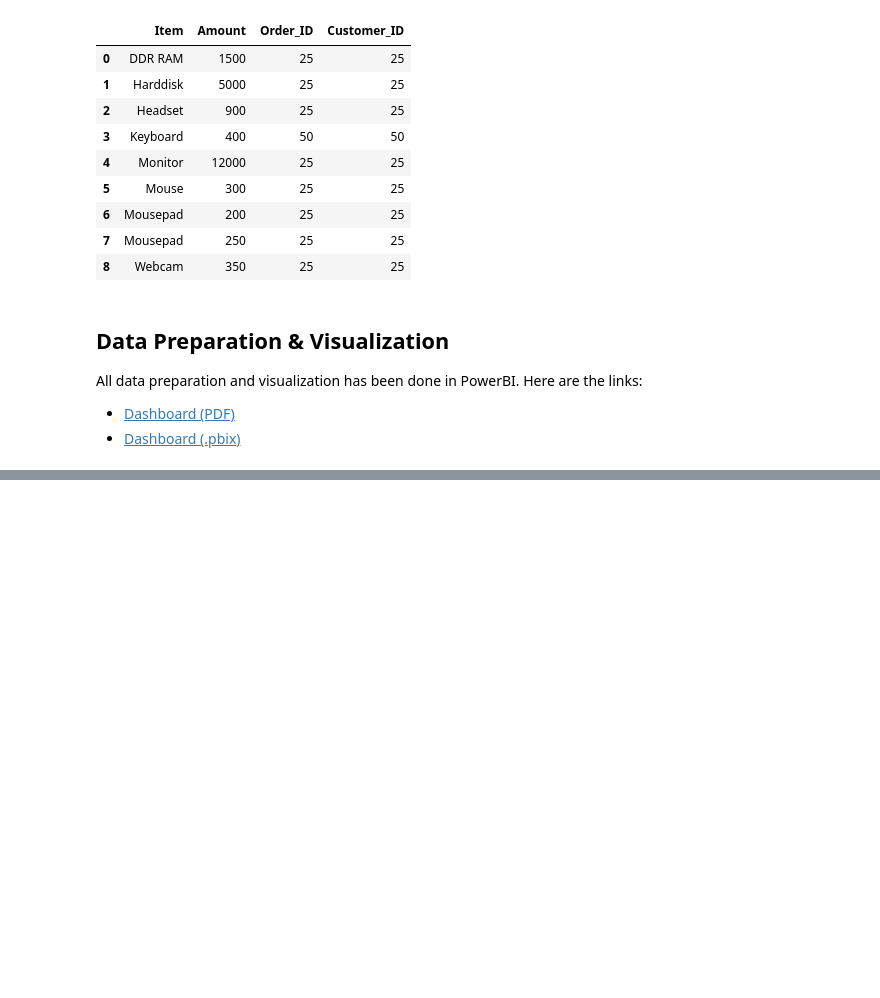
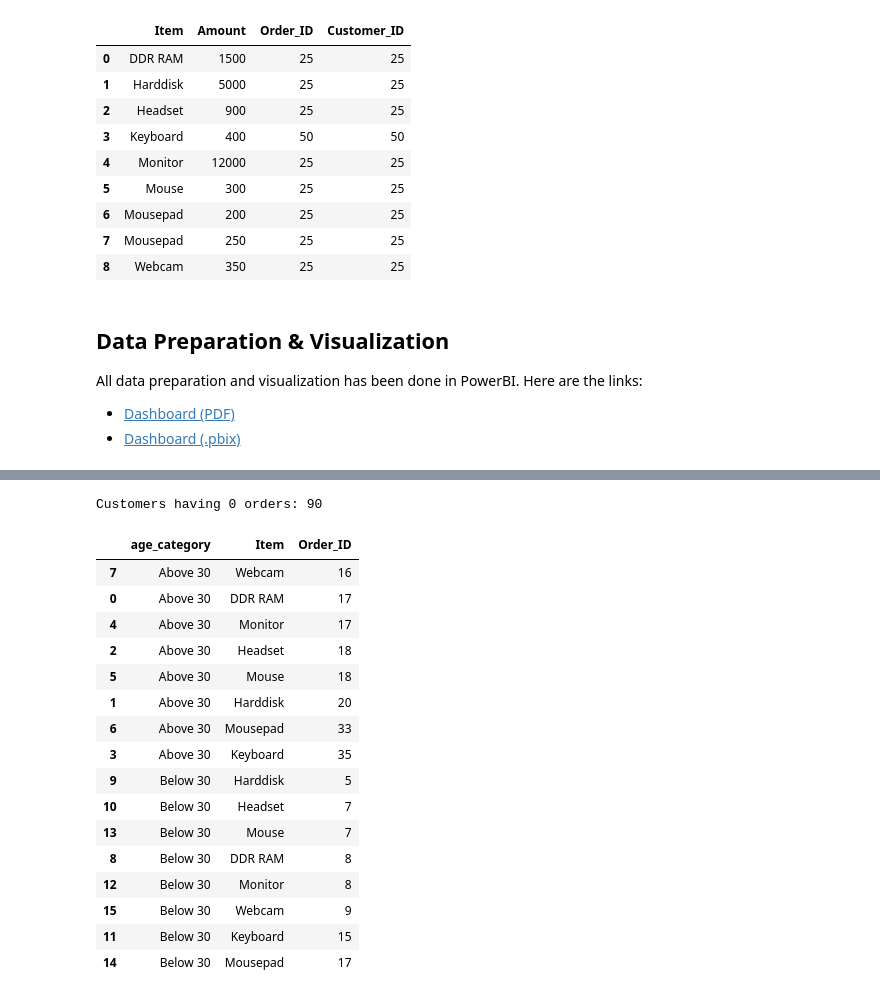
Before and after one commit to sarthak71/pei-interview-project, a Jupyter notebook: ExploratoryAnalysis.ipynb, the cells around one changed output, grey strips where cells are left out. Drawn from its saved outputs; the diff is of its cells as text; code cells hidden in the pictures; blank space fills up the shorter version.

```diff
--- a/ExploratoryAnalysis.ipynb
+++ b/ExploratoryAnalysis.ipynb
@@ -395,3 +395,7 @@ All data preparation and visualization has been done in PowerBI.
 Here are the links:
 * [Dashboard (PDF)](https://github.com/sarthak71/pei-interview-project/blob/main/Order_and_Shipping_Dashboard.pdf)
 * [Dashboard (.pbix)](https://github.com/sarthak71/pei-interview-project/blob/main/Order_and_Shipping_Dashboard.pbix)
+# %%
+# Check number of orders by age category and product.
+customers['age_category'] = customers['Age'].apply(lambda age: 'Above 30' if(age >= 30) else 'Below 30')
+customers.head(5)
@@ -397,0 +409,27 @@ Here are the links:
+# %%
+df = orders.merge(right=customers, how='outer', on='Customer_ID')
+
+print('Customers having 0 orders: ', end='')
+print(df[df['Order_ID'].isna()].shape[0])
+# %% [output]
+Customers having 0 orders: 90
+# %%
+df.groupby(['age_category', 'Item'])['Order_ID'].nunique().reset_index().sort_values(by=['age_category', 'Order_ID'])
+# %% [output]
+|  | age_category | Item | Order_ID |
+| 7 | Above 30 | Webcam | 16 |
+| 0 | Above 30 | DDR RAM | 17 |
+| 4 | Above 30 | Monitor | 17 |
+| 2 | Above 30 | Headset | 18 |
+| 5 | Above 30 | Mouse | 18 |
+| 1 | Above 30 | Harddisk | 20 |
+| 6 | Above 30 | Mousepad | 33 |
+| 3 | Above 30 | Keyboard | 35 |
+| 9 | Below 30 | Harddisk | 5 |
+| 10 | Below 30 | Headset | 7 |
+| 13 | Below 30 | Mouse | 7 |
+| 8 | Below 30 | DDR RAM | 8 |
+| 12 | Below 30 | Monitor | 8 |
+| 15 | Below 30 | Webcam | 9 |
+| 11 | Below 30 | Keyboard | 15 |
+| 14 | Below 30 | Mousepad | 17 |
```
Also changed, not shown: parts of 2 cells of this notebook.
